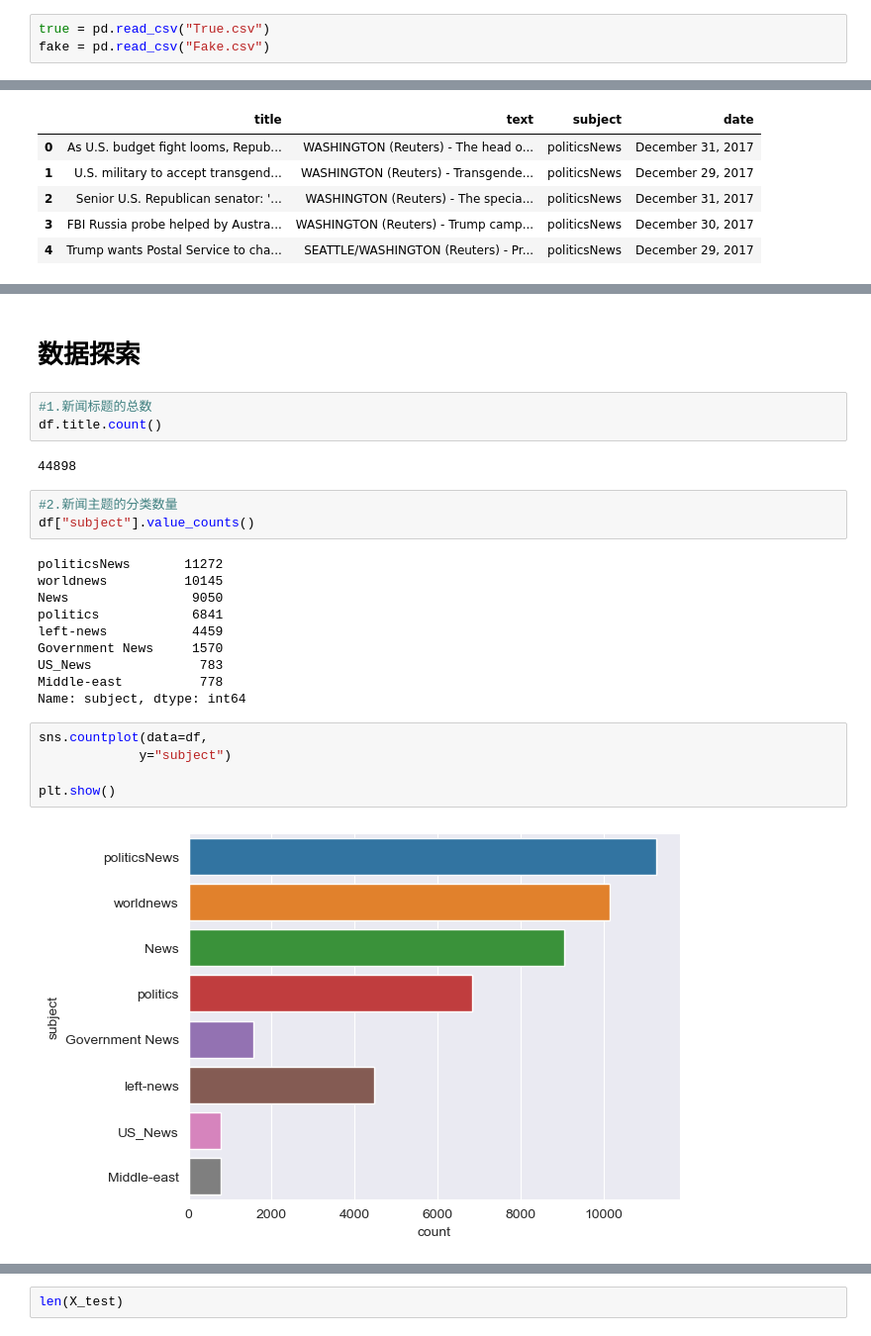
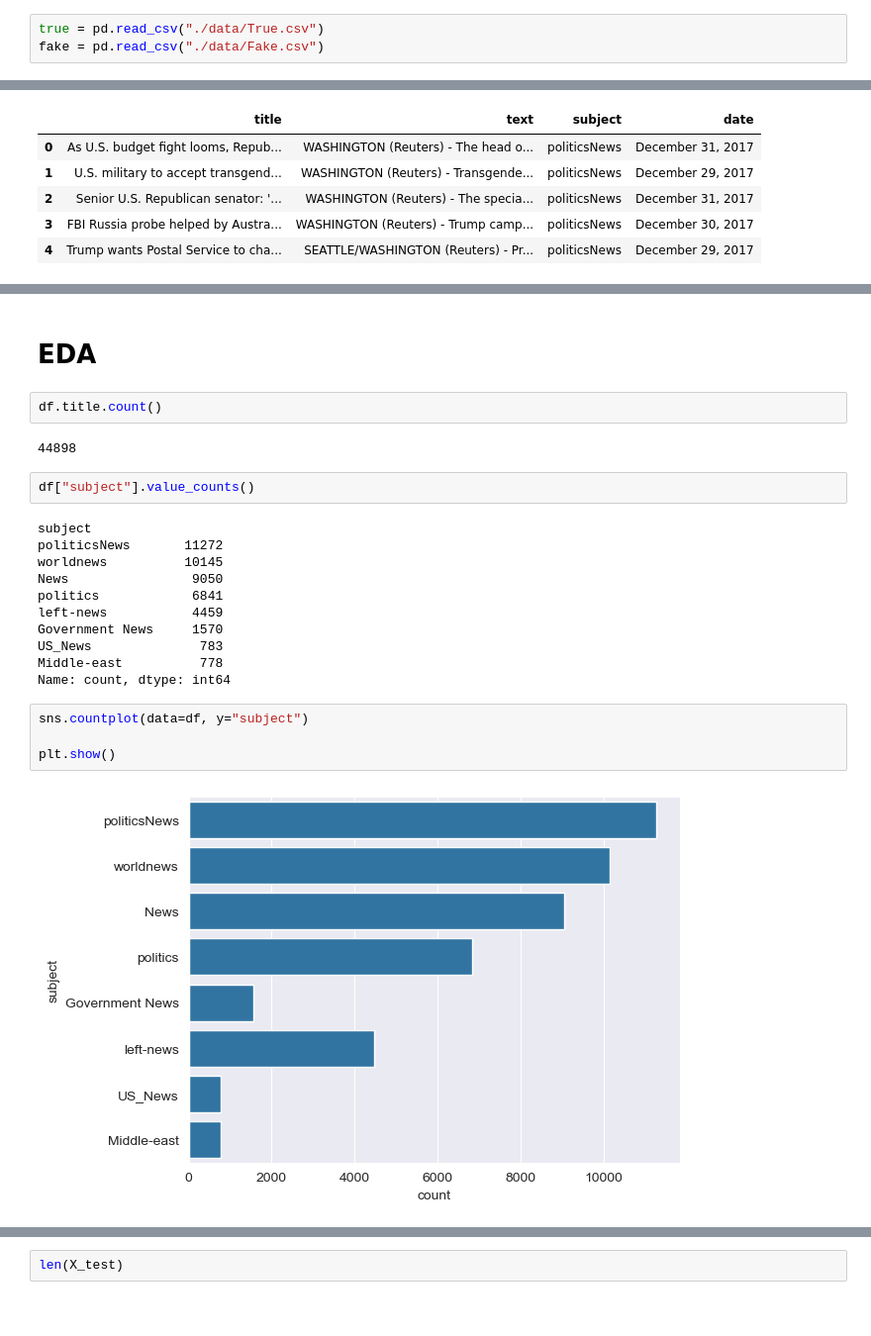
Before and after one commit to pippahtlin/fake_news_detection, a Jupyter notebook: scripts/fake news detection.ipynb, the cells around one changed output, grey strips where cells are left out. Shown at 99% size. Cells and saved outputs as stored; diff of their text form; blank space fills up the shorter version.

```diff
--- a/scripts/fake news detection.ipynb
+++ b/scripts/fake news detection.ipynb
@@ -55,6 +65,6 @@ for dirname, _, filenames in os.walk('./'):
 # %%
-true = pd.read_csv("True.csv")
-fake = pd.read_csv("Fake.csv")
+true = pd.read_csv("./data/True.csv")
+fake = pd.read_csv("./data/Fake.csv")
 # %%
 true.shape, fake.shape
 # %% [output]
@@ -116,14 +123,13 @@ plt.show()
 # %% [markdown]
-# 数据探索
+# EDA
 # %%
-#1.新闻标题的总数
 df.title.count()
 # %% [output]
 44898
 # %%
-#2.新闻主题的分类数量
 df["subject"].value_counts()
 # %% [output]
+subject
 politicsNews       11272
 worldnews          10145
 News                9050
@@ -132,11 +138,10 @@ left-news           4459
 Government News     1570
 US_News              783
 Middle-east          778
-Name: subject, dtype: int64
+Name: count, dtype: int64
 # %%
-sns.countplot(data=df,
-             y="subject")
+sns.countplot(data=df, y="subject")
 
 plt.show()
 # %% [output]
-[figure, old version]
+[figure, new version]
```
Also changed, not shown: parts of 58 cells of this notebook.
